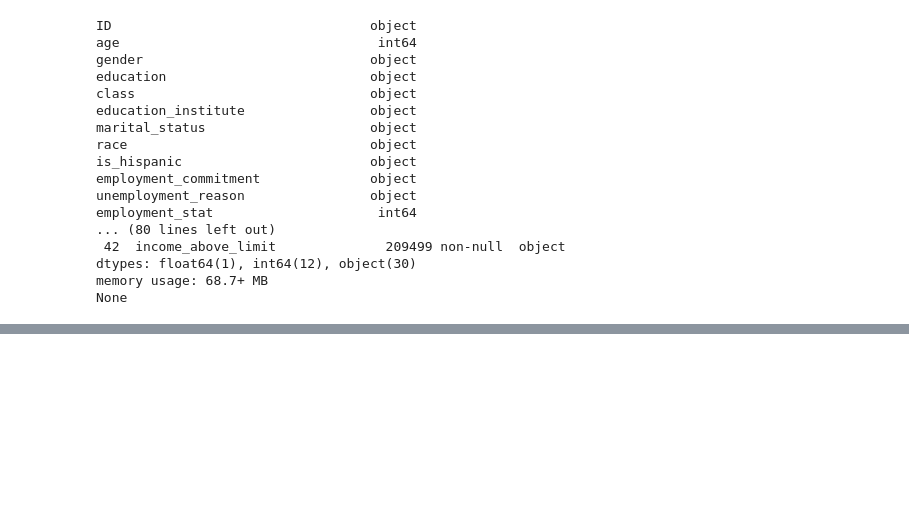
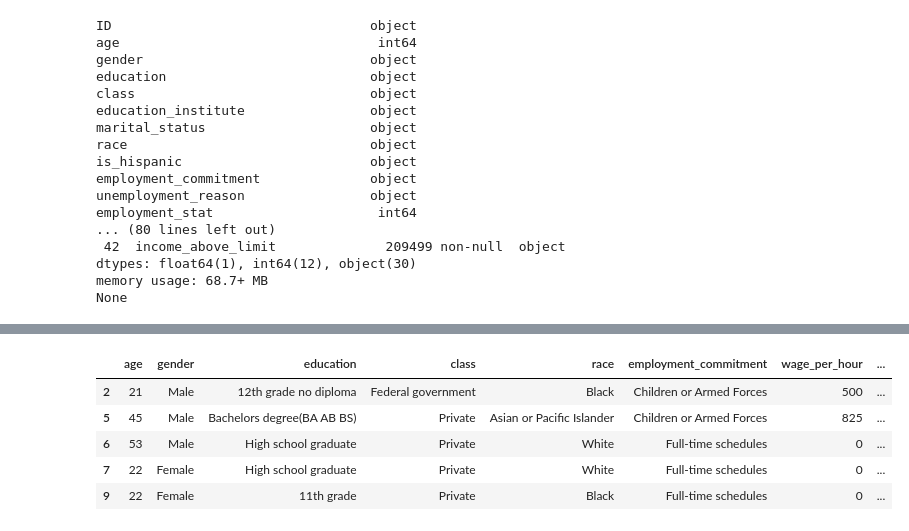
Before and after one commit to Jadonsw123/Jupyter, a Jupyter notebook: MLProject1.ipynb, the cells around one changed output, grey strips where cells are left out. Cells and saved outputs as stored; diff of their text form; code cells hidden in the pictures; blank space fills up the shorter version.

```diff
--- a/MLProject1.ipynb
+++ b/MLProject1.ipynb
@@ -150,0 +177,9 @@ memory usage: 16.0+ MB
+# %%
+df.head(5)
+# %% [output]
+|  | age | gender | education | class | race | employment_commitment | wage_per_hour | ... |
+| 2 | 21 | Male | 12th grade no diploma | Federal government | Black | Children or Armed Forces | 500 | ... |
+| 5 | 45 | Male | Bachelors degree(BA AB BS) | Private | Asian or Pacific Islander | Children or Armed Forces | 825 | ... |
+| 6 | 53 | Male | High school graduate | Private | White | Full-time schedules | 0 | ... |
+| 7 | 22 | Female | High school graduate | Private | White | Full-time schedules | 0 | ... |
+| 9 | 22 | Female | 11th grade | Private | Black | Full-time schedules | 0 | ... |
```
Also changed, not shown: parts of 9 cells of this notebook, 2 other files.
